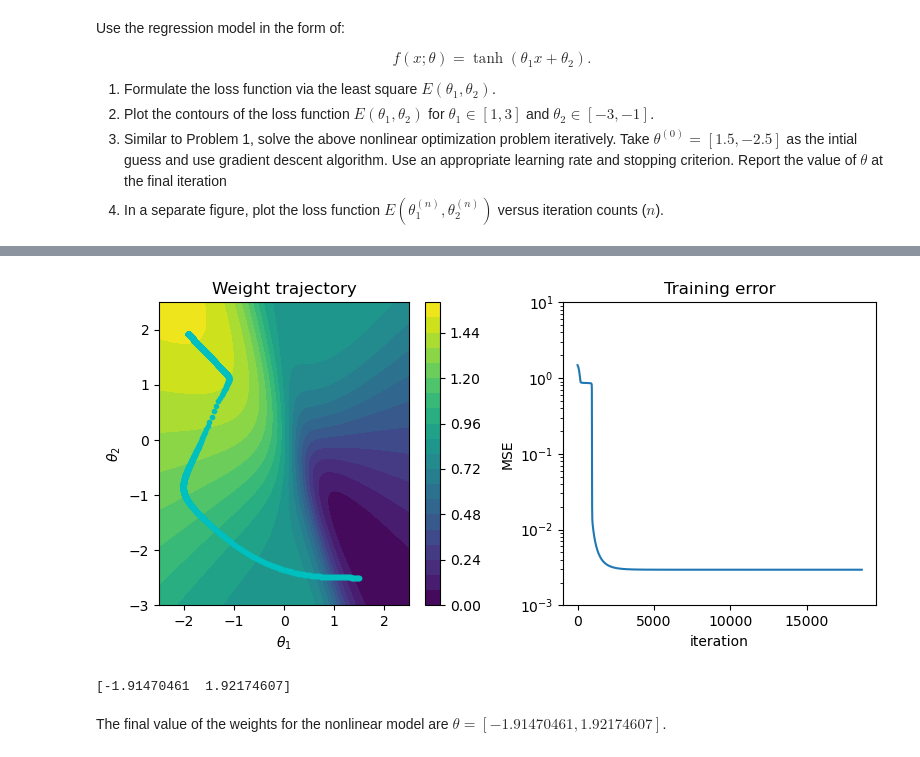
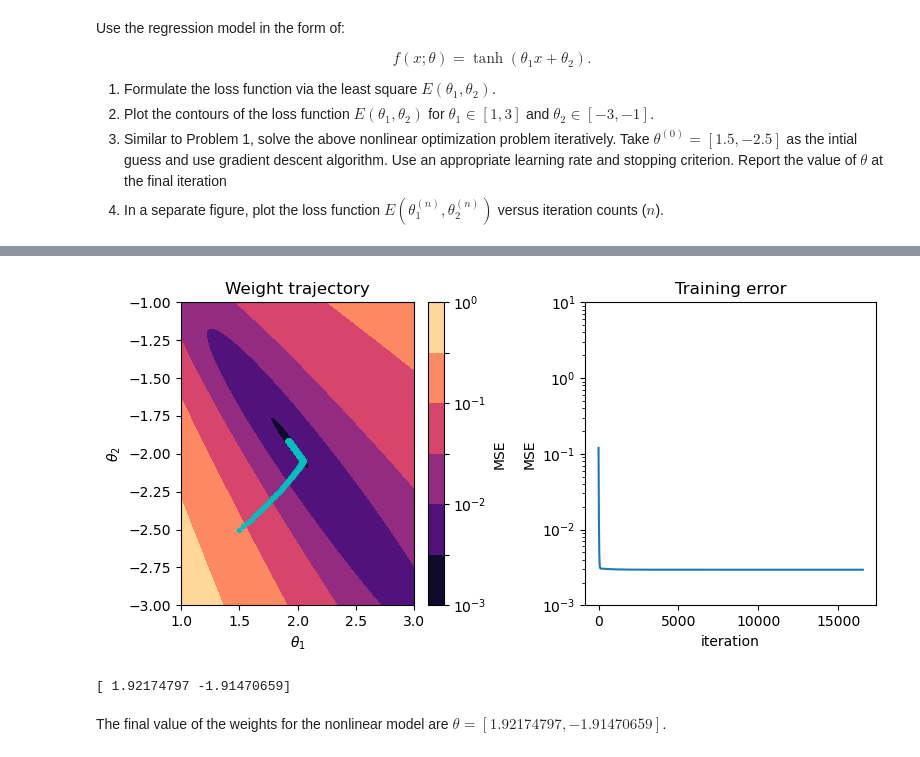
Before and after one commit to mattragoza/ME2063, a Jupyter notebook: hw4/Homework-4_answers.ipynb, the cells around one changed output, grey strips where cells are left out. Saved outputs shown, nothing was run; the diff lists cells and outputs as text; code cells hidden in the pictures.

```diff
--- a/hw4/Homework-4_answers.ipynb
+++ b/hw4/Homework-4_answers.ipynb
@@ -189,9 +188,22 @@ error_surface = np.zeros((dim, dim))
 
 for i in range(dim):
     for j in range(dim):
-        theta = [theta1[i], theta2[j]]
+        theta = [theta2[j], theta1[i]]
         y_pred = np.tanh(linear_model(x, theta, phi))
         error_surface[i,j] = mse(y_pred, y)
 
-error_surface.shape
+fig, ax = plt.subplots(figsize=(7,5.5))
+ax.set_title('Error surface')
+ax.set_xlabel(r'$\theta_1$')
+ax.set_ylabel(r'$\theta_2$')
+CS = ax.contourf(
+    theta1,
+    theta2,
+    error_surface.T,
+    levels=np.logspace(-3, 0, 7),
+    norm=mpl.colors.LogNorm(),
+    cmap='magma'
+)
+fig.colorbar(CS, label='MSE')
+fig.tight_layout()
 # %% [output]
@@ -209,5 +211,5 @@ fig.tight_layout()
 # %%
-theta = np.array([1.5, -2.5]) # initial weights
+theta = np.array([-2.5, 1.5]) # initial weights
 tau = 1e-3                    # learning rate
 eps = 1e-6                    # tolerance
 
@@ -237,44 +239,38 @@ while True:
 # %%
 fig, ax = plt.subplots(1, 2, figsize=(8,4))
 
 ax[0].set_title('Weight trajectory')
 ax[0].set_xlabel(r'$\theta_1$')
 ax[0].set_ylabel(r'$\theta_2$')
 
-dim = 100
-theta1 = np.linspace(-3, 3, dim)
-theta2 = np.linspace(-4, 3, dim)
-
-error_surface = np.zeros((dim, dim))
-
-for i in range(dim):
-    for j in range(dim):
-        theta = np.array([theta1[i], theta2[j]])
-        y_pred = np.tanh(linear_model(x, theta, phi))
-        error = mse(y_pred, y)
-        error_surface[i,j] = error
-
-CS = ax[0].contourf(theta1, theta2, error_surface, levels=25) #, norm=mpl.colors.LogNorm())
-fig.colorbar(CS)
-ax[0].set_xlim(-2.5, 2.5)
-ax[0].set_ylim(-3, 2.5)
+CS = ax[0].contourf(
+    theta1,
+    theta2,
+    error_surface.T,
+    levels=np.logspace(-3, 0, 7),
+    norm=mpl.colors.LogNorm(),
+    cmap='magma'
+)
+fig.colorbar(CS, label='MSE')
+ax[0].set_xlim(1, 3)
+ax[0].set_ylim(-3, -1)
 
 thetas = np.array(thetas)
-ax[0].scatter(thetas[:,0], thetas[:,1], marker='.', color='c')
+ax[0].scatter(thetas[:,1], thetas[:,0], marker='.', color='c')
 
 ax[1].set_title('Training error')
 ax[1].plot(iters, errors)
 ax[1].set_xlabel('iteration')
 ax[1].set_ylabel('MSE')
 ax[1].set_yscale('log')
 ax[1].set_ylim(1e-3, 1e1)
 
 fig.tight_layout()
 # %% [output]
-[figure, old version]
+[figure, new version]
 # %%
-print(thetas[-1])
+print(thetas[-1][::-1])
 # %% [output]
-[-1.91470461  1.92174607]
+[ 1.92174797 -1.91470659]
 # %% [markdown]
-The final value of the weights for the nonlinear model are $\theta = [-1.91470461, 1.92174607]$.
+The final value of the weights for the nonlinear model are $\theta = [1.92174797, -1.91470659]$.
```
Also changed, not shown: parts of 5 cells of this notebook.
